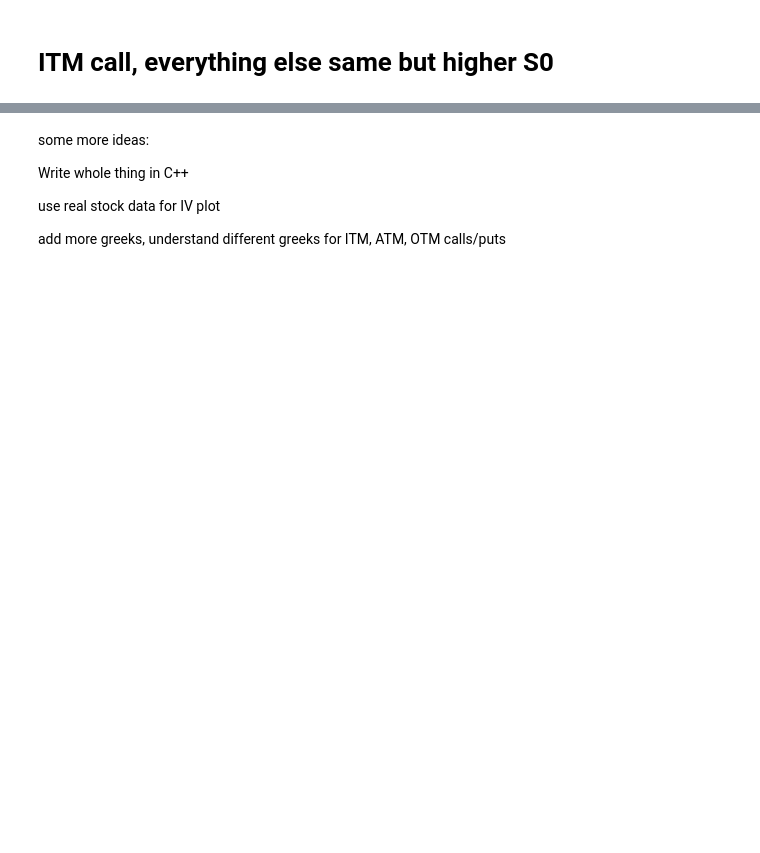
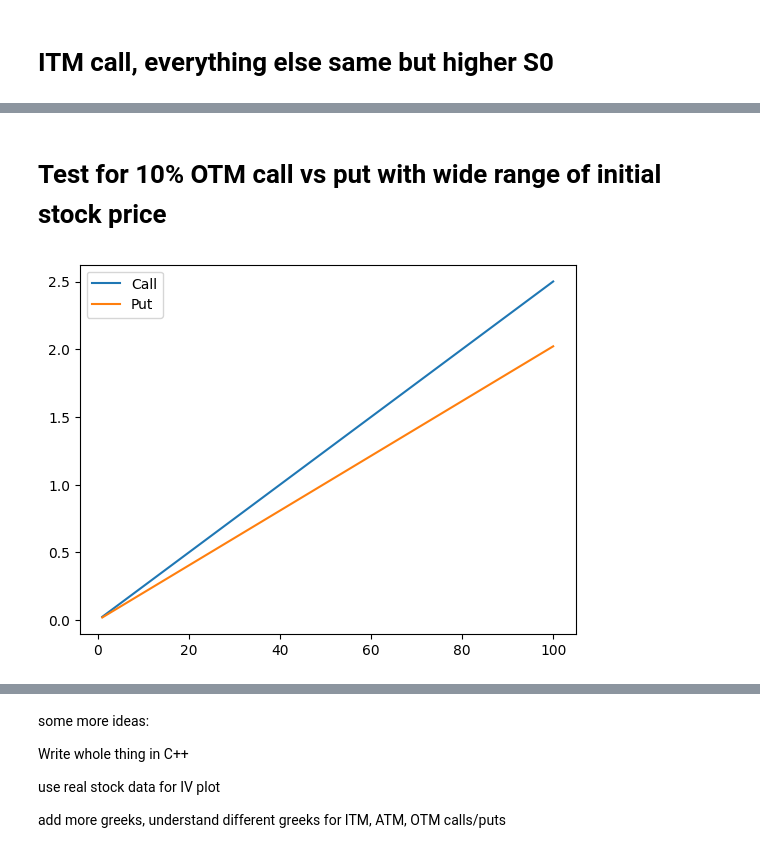
Before and after one commit to JackxTong/Black-Scholes-Cuda, a Jupyter notebook: play.ipynb, the cells around one changed output, grey strips where cells are left out. Saved outputs shown, nothing was run; the diff lists cells and outputs as text; code cells hidden in the pictures; blank space fills up the shorter version.

```diff
--- a/play.ipynb
+++ b/play.ipynb
@@ -67,0 +94,9 @@ Gamma:  0.5205039381980896
+# %%
+mu, sig = 0.0, 0.15
+x0 = 100.0
+dt, T = 0.01, 1.0
+
+call = Option(mu, sig, x0, strike=x0+10, dt = 0.01, n_paths=100000, option_type='Call', device='cuda')
+put = Option(mu, sig, x0, strike=x0-10, dt = 0.01, n_paths=100000, option_type='Put', device='cuda')
+call.black_scholes(print_=True)
+put.black_scholes(print_=True)
@@ -67,0 +113,7 @@ Gamma:  0.5205039381980896
+# %%
+call = Option(mu, sig, x0, strike=x0-10, dt = 0.01, n_paths=100000, option_type='Call', device='cuda')
+put = Option(mu, sig, x0, strike=x0+10, dt = 0.01, n_paths=100000, option_type='Put', device='cuda')
+print('call')
+call.black_scholes(print_=True)
+print('put')
+put.black_scholes(print_=True)
@@ -67,0 +130,20 @@ Gamma:  0.5205039381980896
+# %% [markdown]
+# Test for 10% OTM call vs put with wide range of initial stock price
+# %%
+# test for wide range of x0
+x0 = torch.linspace(1, 100, 100)
+call_payoff = []
+put_payoff = []
+for i in range(100):
+    call = Option(mu, sig, x0[i], strike=x0[i] * 1.1, dt = 0.01, n_paths=100000, option_type='Call', device='cuda')
+    call_payoff.append(call.black_scholes(print_=False))
+    put = Option(mu, sig, x0[i], strike=x0[i] * 0.9, dt = 0.01, n_paths=100000, option_type='Put', device='cuda')
+    put_payoff.append(put.black_scholes(print_=False))
+
+plt.figure(figsize=(8, 4))
+plt.plot(x0, call_payoff, label='Call')
+plt.plot(x0, put_payoff, label='Put')
+plt.legend()
+plt.show()
+# %% [output]
+[figure, added]
```
Also changed, not shown: parts of 14 cells of this notebook, 1 other file.
